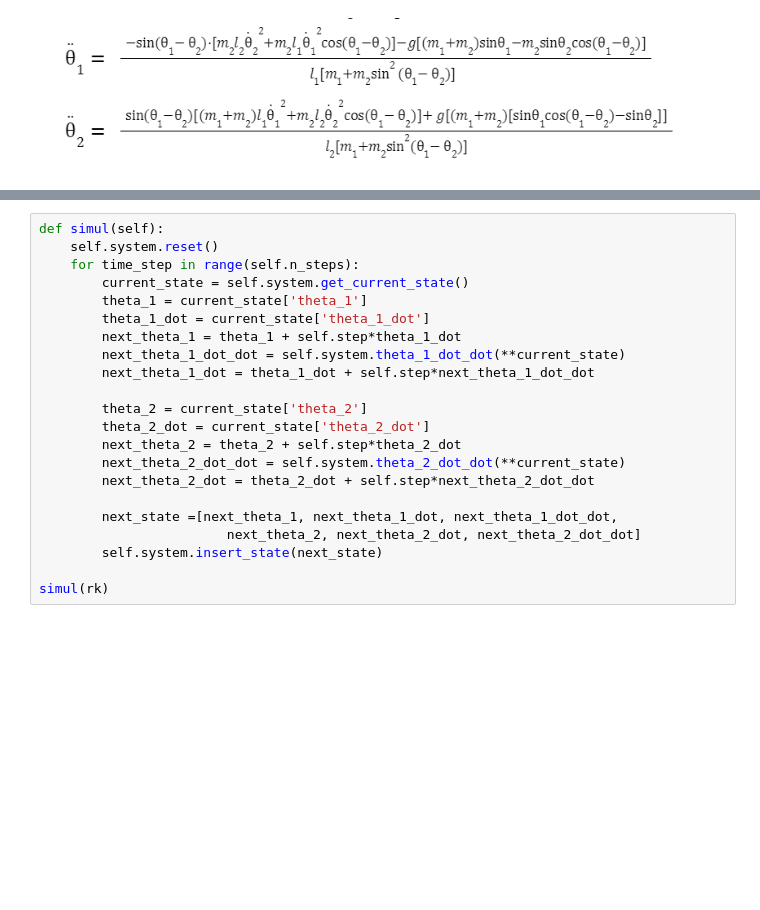
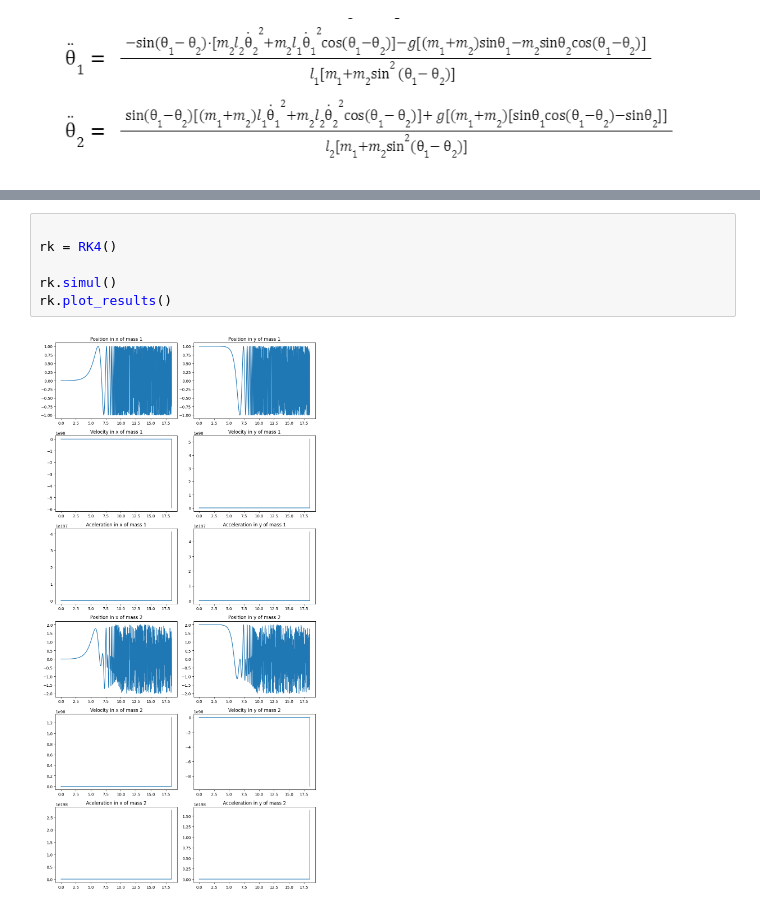
Before and after one commit to guicbelon/EulerRK4_simul, a Jupyter notebook: ep1.ipynb, the cells around one changed output, grey strips where cells are left out. Drawn from its saved outputs; the diff is of its cells as text; blank space fills up the shorter version.

```diff
--- a/ep1.ipynb
+++ b/ep1.ipynb
@@ -88,22 +9,8 @@ rk.simul()
-# %%
-def simul(self):
-    self.system.reset()
-    for time_step in range(self.n_steps):
-        current_state = self.system.get_current_state()
-        theta_1 = current_state['theta_1']
-        theta_1_dot = current_state['theta_1_dot']
-        next_theta_1 = theta_1 + self.step*theta_1_dot
-        next_theta_1_dot_dot = self.system.theta_1_dot_dot(**current_state)
-        next_theta_1_dot = theta_1_dot + self.step*next_theta_1_dot_dot
-
-        theta_2 = current_state['theta_2']
-        theta_2_dot = current_state['theta_2_dot']
-        next_theta_2 = theta_2 + self.step*theta_2_dot
-        next_theta_2_dot_dot = self.system.theta_2_dot_dot(**current_state)
-        next_theta_2_dot = theta_2_dot + self.step*next_theta_2_dot_dot
-
-        next_state =[next_theta_1, next_theta_1_dot, next_theta_1_dot_dot,
-                        next_theta_2, next_theta_2_dot, next_theta_2_dot_dot]
-        self.system.insert_state(next_state)
-
-simul(rk)
+# %%
+
+rk = RK4()
+
+rk.simul()
+rk.plot_results()
+# %% [output]
+[figure, added]
```
Also changed, not shown: parts of 1 cell of this notebook, 2 other files.
